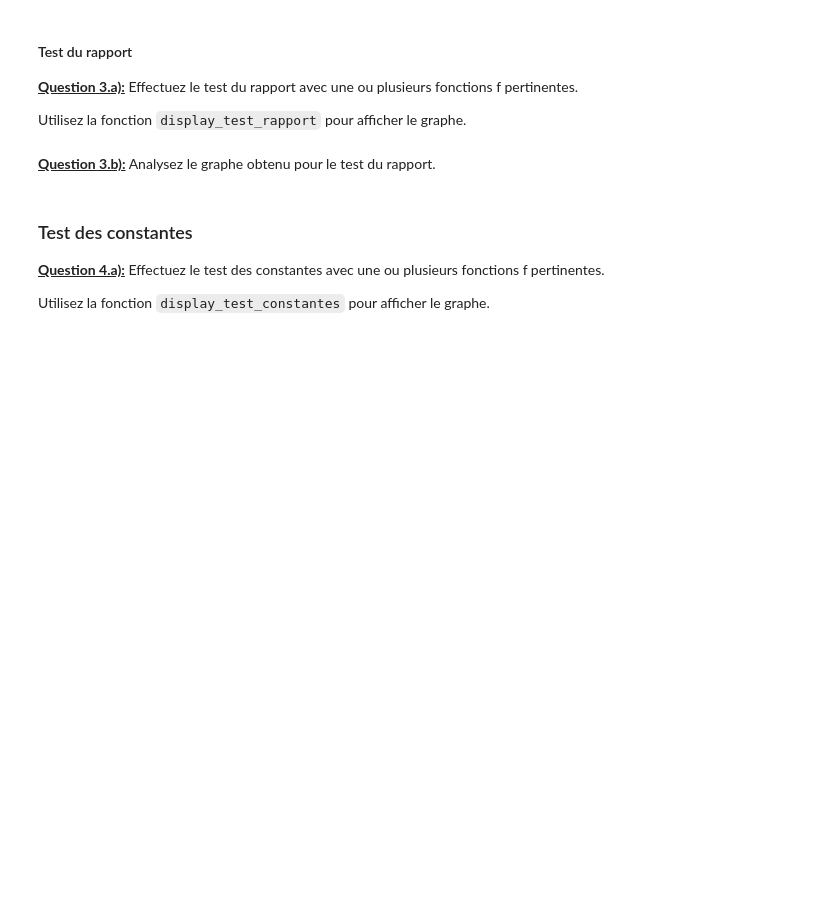
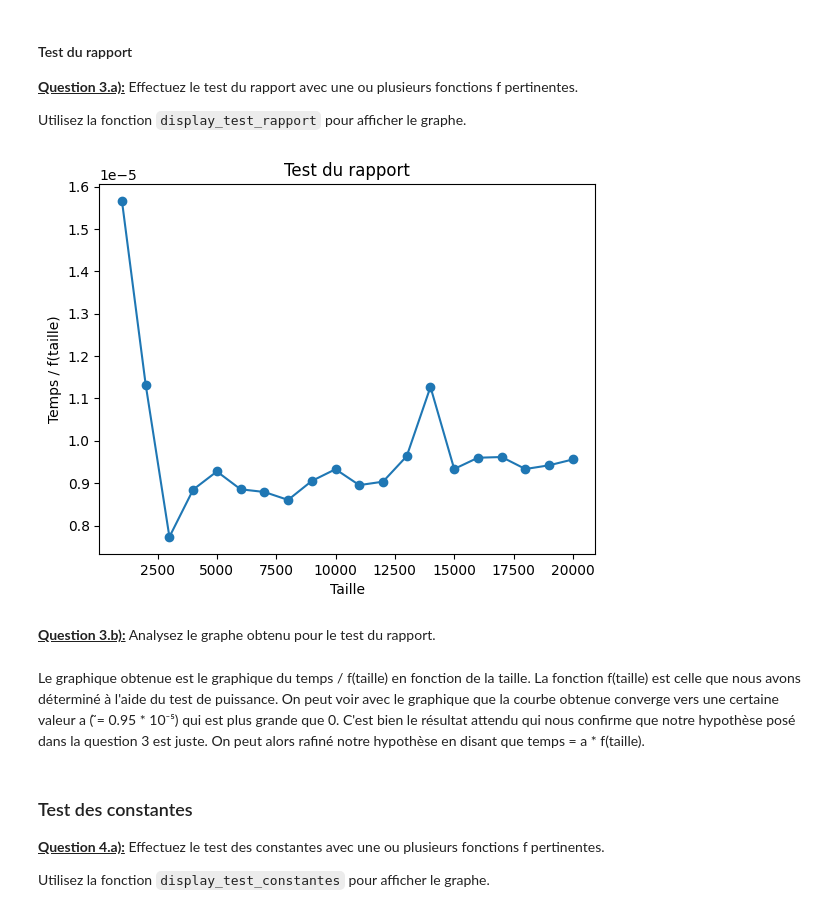
Before and after one commit to simden012/INF8775_Labs, a Jupyter notebook: TP1/TP1-H24.ipynb, the cells around one changed output. Cells and saved outputs as stored; diff of their text form; code cells hidden in the pictures; blank space fills up the shorter version.

```diff
--- a/TP1/TP1-H24.ipynb
+++ b/TP1/TP1-H24.ipynb
@@ -553,11 +573,15 @@ Utilisez la fonction `display_test_rapport` pour afficher le graphe.
 # %%
 # TODO: définissez f judicieusement
 def f(x):
-    return 0
+    return x
 
 display_test_rapport(values_test_rapport(measures_divide_naive_threshold, f))
+# %% [output]
+[figure, added]
 # %% [markdown]
 <u>**Question 3.b):**</u> Analysez le graphe obtenu pour le test du rapport.
+# %% [markdown]
+Le graphique obtenue est le graphique du temps / f(taille) en fonction de la taille. La fonction f(taille) est celle que nous avons déterminé à l'aide du test de puissance. On peut voir avec le graphique que la courbe obtenue converge vers une certaine valeur a ( ̃= 0.95 * 10⁻⁵) qui est plus grande que 0. C'est bien le résultat attendu qui nous confirme que notre hypothèse posé dans la question 3 est juste. On peut alors rafiné notre hypothèse en disant que temps = a * f(taille).
 # %% [markdown]
 ### Test des constantes
 
```
Also changed, not shown: parts of 7 cells of this notebook.
